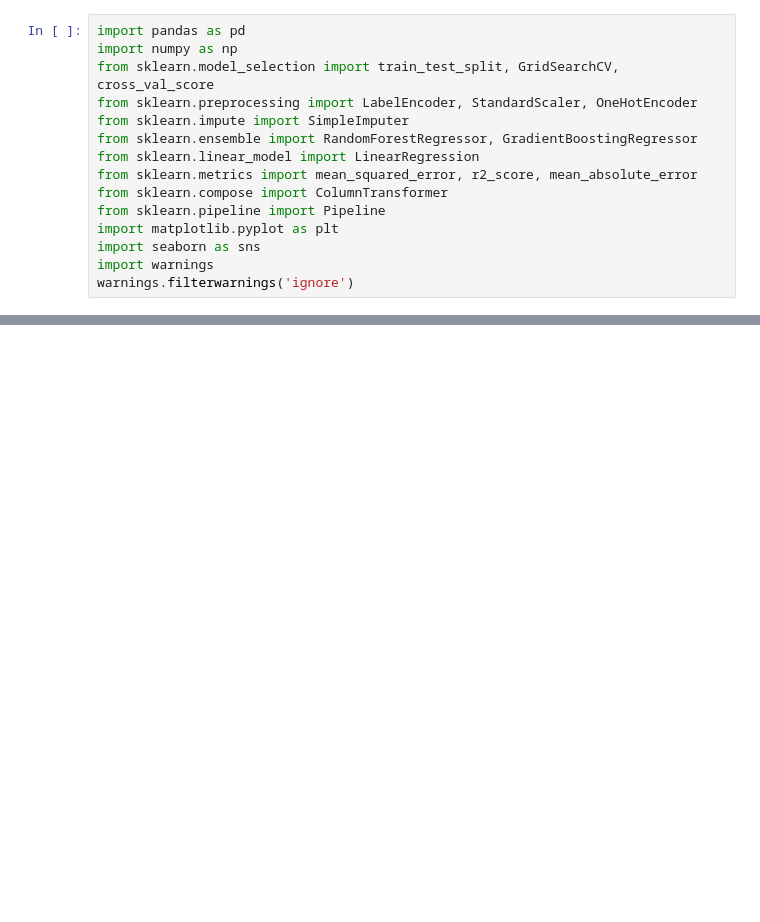
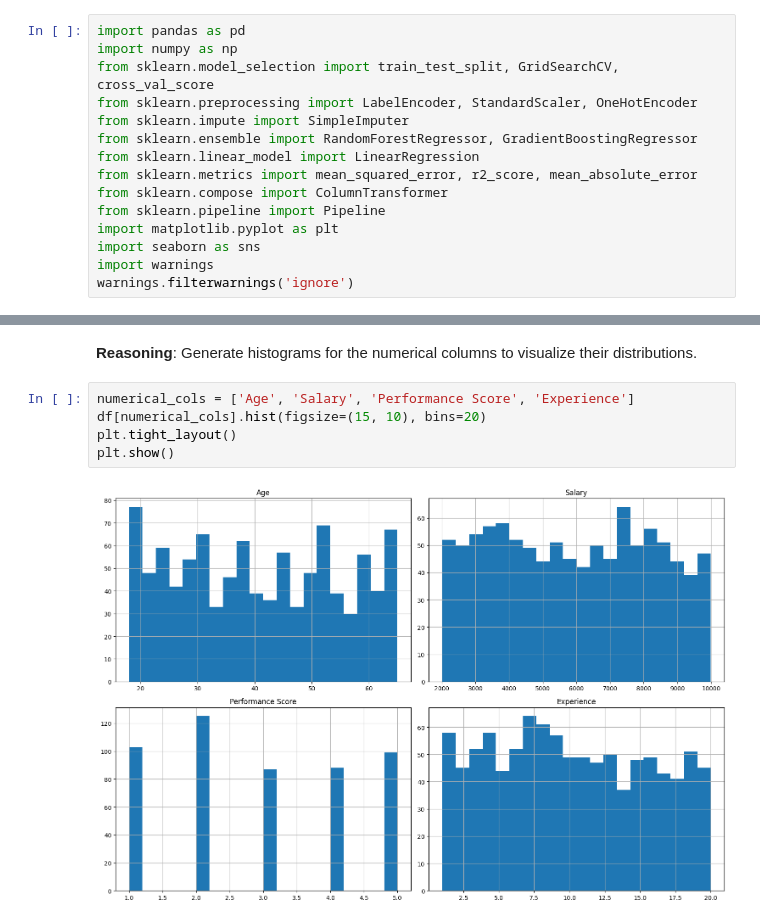
Before and after one commit to SnehAl2o7/EmployeeSalaryPredictorModel, a Jupyter notebook: EmplyeeSalaryPredictor.ipynb, the cells around one changed output, grey strips where cells are left out. Cells and saved outputs as stored; diff of their text form; blank space fills up the shorter version.

```diff
--- a/EmplyeeSalaryPredictor.ipynb
+++ b/EmplyeeSalaryPredictor.ipynb
@@ -560,0 +568,10 @@ Employee profile: {'Age': 30, 'Gender': 'Female', 'Department': 'IT', 'Experienc
+# %% [markdown]
+**Reasoning**:
+Generate histograms for the numerical columns to visualize their distributions.
+# %%
+numerical_cols = ['Age', 'Salary', 'Performance Score', 'Experience']
+df[numerical_cols].hist(figsize=(15, 10), bins=20)
+plt.tight_layout()
+plt.show()
+# %% [output]
+[figure, added]
```
Also changed, not shown: parts of 51 cells of this notebook.
